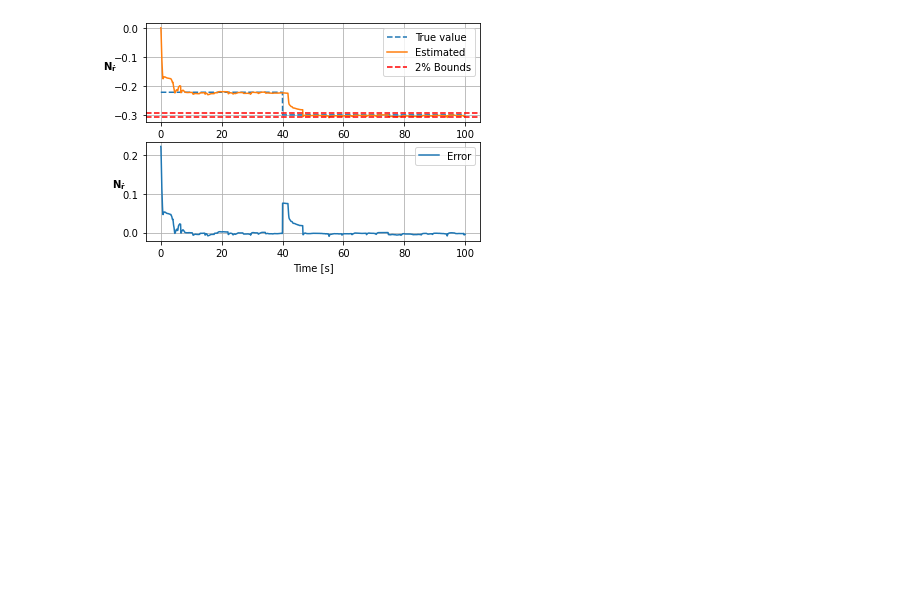
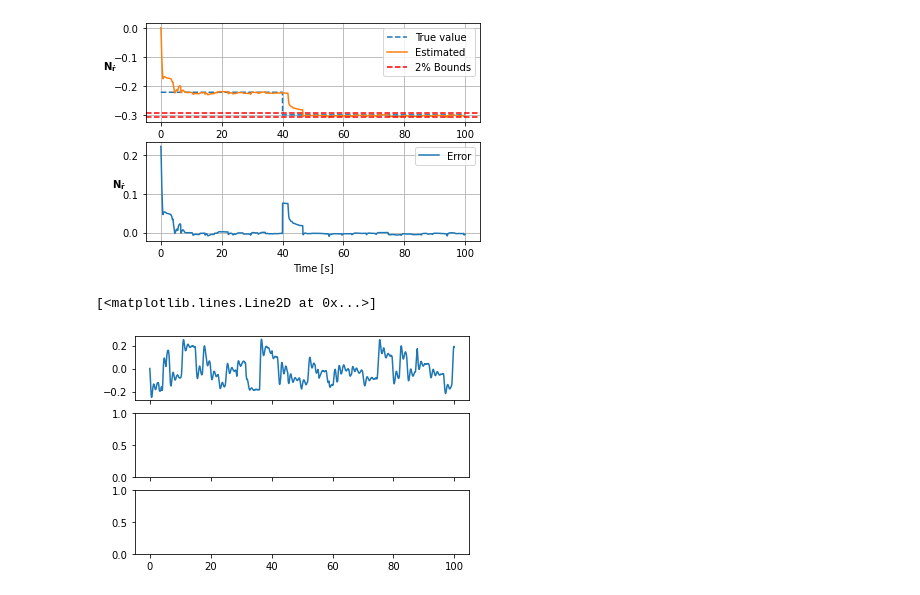
Before and after one commit to haavardsyslak/sysid, a Jupyter notebook: plotting.ipynb, the cells around one changed output. Saved outputs shown, nothing was run; the diff lists cells and outputs as text; code cells hidden in the pictures; blank space fills up the shorter version.

```diff
--- a/plotting.ipynb
+++ b/plotting.ipynb
@@ -180,3 +180,13 @@ for key, val in files.items():
 [figure]
 [figure]
 [figure]
+# %%
+data = load_data("./data/state_est__ukf_res.h5")
+fig, axs_1 = plt.subplots(3, 1, sharex=True)
+fig, axs_2 = plt.subplots(3, 1, sharex=True)
+
+ax = np.array((axs_1, axs_2)).flatten()
+axs[0].plot(data["t_vec"], data["x_bar"][:, 0], label=)
+# %% [output]
+[<matplotlib.lines.Line2D at 0x...>]
+[figure, added]
```
Also changed, not shown: 31 other files.
